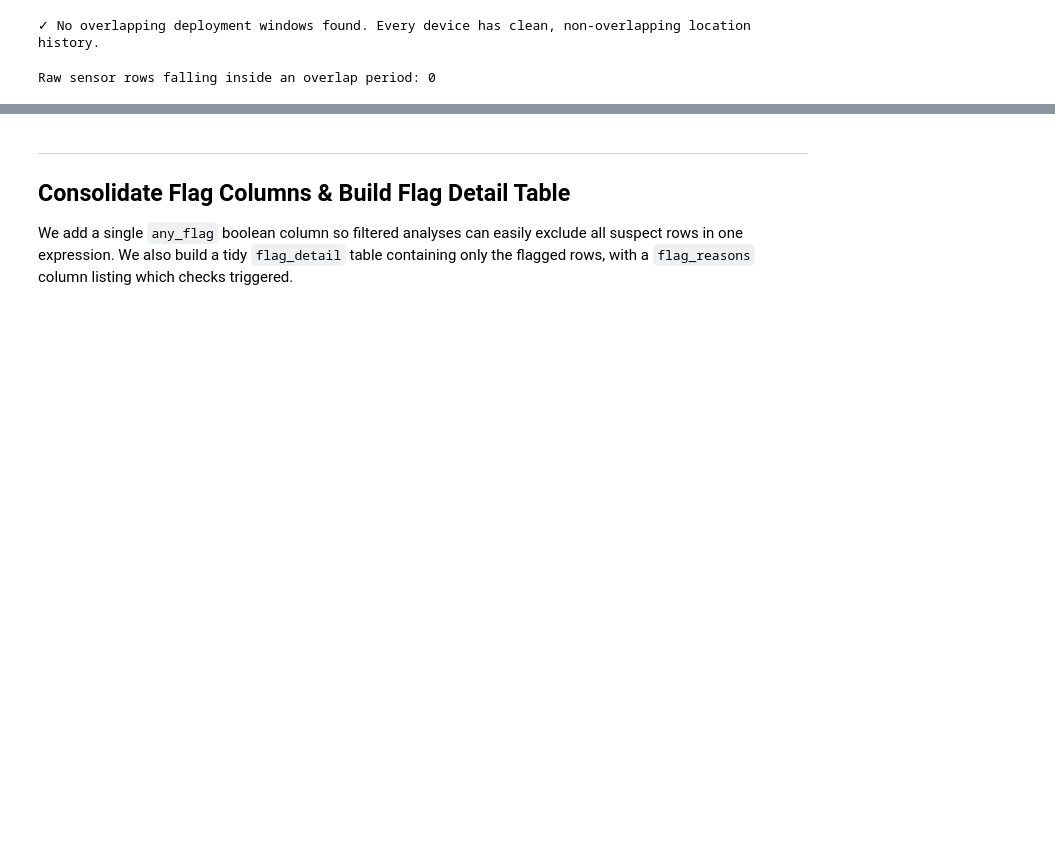
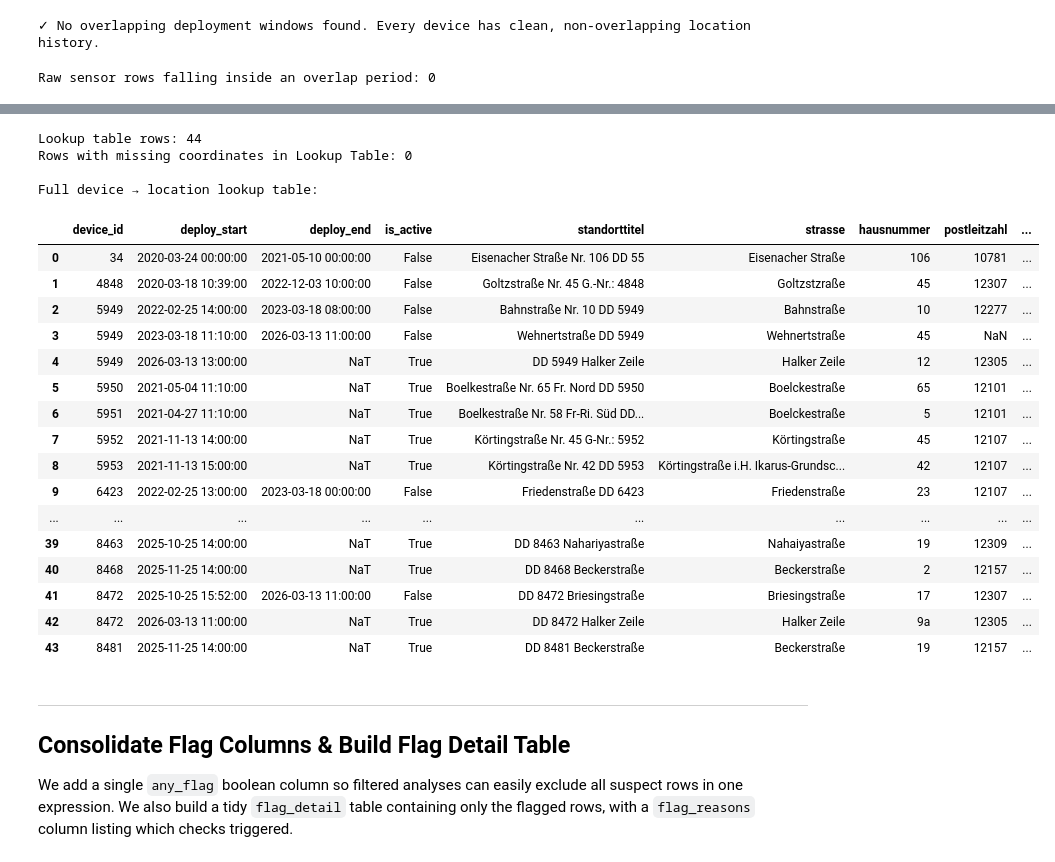
Before and after one commit to Walrus4990/Berlin_traffic_data, a Jupyter notebook: notebooks/notebooks:01_excel_analysis.ipynb, the cells around one changed output, grey strips where cells are left out. Cells and saved outputs as stored; diff of their text form; code cells hidden in the pictures; blank space fills up the shorter version.

```diff
--- a/notebooks/notebooks:01_excel_analysis.ipynb
+++ b/notebooks/notebooks:01_excel_analysis.ipynb
@@ -540,3 +562,68 @@ Raw sensor rows falling inside an overlap period: 0
+# %%
+# ── Build the device to location lookup table ───────────────────────
+# Join Auftrag to Standort on Standorttitel (exact match).
+# Keep only the columns needed for enrichment.
+
+STANDORT_COLS = [
+    "Standorttitel",
+    "Benutzer Position Lat",
+    "Benutzer Position Long",
+    "Straße",
+    "Hausnummer",
+    "Postleitzahl",
+    "Fahrtrichtung",
+]
+
+device_location_lookup = (
+    df_Auftrag
+    .merge(df_Standort[STANDORT_COLS], on="Standorttitel", how="left",)
+    .rename(columns={
+        "Geräte-ID":              "device_id",
+        "Startdatum":             "deploy_start",
+        "Enddatum_clean":         "deploy_end",
+        "Standorttitel":          "standorttitel", #location title
+        "Benutzer Position Lat":  "lat",
+        "Benutzer Position Long": "lon",
+        "Straße":                 "strasse",
+        "Hausnummer":             "hausnummer",
+        "Postleitzahl":           "postleitzahl", #post code
+        "Fahrtrichtung":          "fahrtrichtung", #driving direction
+    })
+    [["device_id", "deploy_start", "deploy_end", "is_active",
+      "standorttitel", "strasse", "hausnummer", "postleitzahl",
+      "fahrtrichtung", "lat", "lon"]]
+    .sort_values(["device_id", "deploy_start"])
+    .reset_index(drop=True)
+)
+
+# Sanity check
+no_coords = device_location_lookup["lat"].isna() | (device_location_lookup["lat"] == 0)
+print(f"Lookup table rows: {len(device_location_lookup)}")
+print(f"Rows with missing coordinates in Lookup Table: {no_coords.sum()}")
+print("\nFull device → location lookup table:")
+display(device_location_lookup)
+# %% [output]
+Lookup table rows: 44
+Rows with missing coordinates in Lookup Table: 0
+
+Full device → location lookup table:
+|  | device_id | deploy_start | deploy_end | is_active | standorttitel | strasse | hausnummer | postleitzahl | ... |
+| 0 | 34 | 2020-03-24 00:00:00 | 2021-05-10 00:00:00 | False | Eisenacher Straße Nr. 106 DD 55 | Eisenacher Straße | 106 | 10781 | ... |
+| 1 | 4848 | 2020-03-18 10:39:00 | 2022-12-03 10:00:00 | False | Goltzstraße Nr. 45 G.-Nr.: 4848 | Goltzstzraße | 45 | 12307 | ... |
+| 2 | 5949 | 2022-02-25 14:00:00 | 2023-03-18 08:00:00 | False | Bahnstraße Nr. 10 DD 5949 | Bahnstraße | 10 | 12277 | ... |
+| 3 | 5949 | 2023-03-18 11:10:00 | 2026-03-13 11:00:00 | False | Wehnertstraße DD 5949 | Wehnertstraße | 45 | NaN | ... |
+| 4 | 5949 | 2026-03-13 13:00:00 | NaT | True | DD 5949 Halker Zeile | Halker Zeile | 12 | 12305 | ... |
+| 5 | 5950 | 2021-05-04 11:10:00 | NaT | True | Boelkestraße Nr. 65 Fr. Nord DD 5950 | Boelckestraße | 65 | 12101 | ... |
+| 6 | 5951 | 2021-04-27 11:10:00 | NaT | True | Boelkestraße Nr. 58 Fr-Ri. Süd DD... | Boelckestraße | 5 | 12101 | ... |
+| 7 | 5952 | 2021-11-13 14:00:00 | NaT | True | Körtingstraße Nr. 45 G-Nr.: 5952 | Körtingstraße | 45 | 12107 | ... |
+| 8 | 5953 | 2021-11-13 15:00:00 | NaT | True | Körtingstraße Nr. 42 DD 5953 | Körtingstraße i.H. Ikarus-Grundsc... | 42 | 12107 | ... |
+| 9 | 6423 | 2022-02-25 13:00:00 | 2023-03-18 00:00:00 | False | Friedenstraße DD 6423 | Friedenstraße | 23 | 12107 | ... |
+| ... | ... | ... | ... | ... | ... | ... | ... | ... | ... |
+| 39 | 8463 | 2025-10-25 14:00:00 | NaT | True | DD 8463 Nahariyastraße | Nahaiyastraße | 19 | 12309 | ... |
+| 40 | 8468 | 2025-11-25 14:00:00 | NaT | True | DD 8468 Beckerstraße | Beckerstraße | 2 | 12157 | ... |
+| 41 | 8472 | 2025-10-25 15:52:00 | 2026-03-13 11:00:00 | False | DD 8472 Briesingstraße | Briesingstraße | 17 | 12307 | ... |
+| 42 | 8472 | 2026-03-13 11:00:00 | NaT | True | DD 8472 Halker Zeile | Halker Zeile | 9a | 12305 | ... |
+| 43 | 8481 | 2025-11-25 14:00:00 | NaT | True | DD 8481 Beckerstraße | Beckerstraße | 19 | 12157 | ... |
 # %% [markdown]
 ---
 ## Consolidate Flag Columns & Build Flag Detail Table
```
Also changed, not shown: parts of 1 cell of this notebook, 2 other files.
